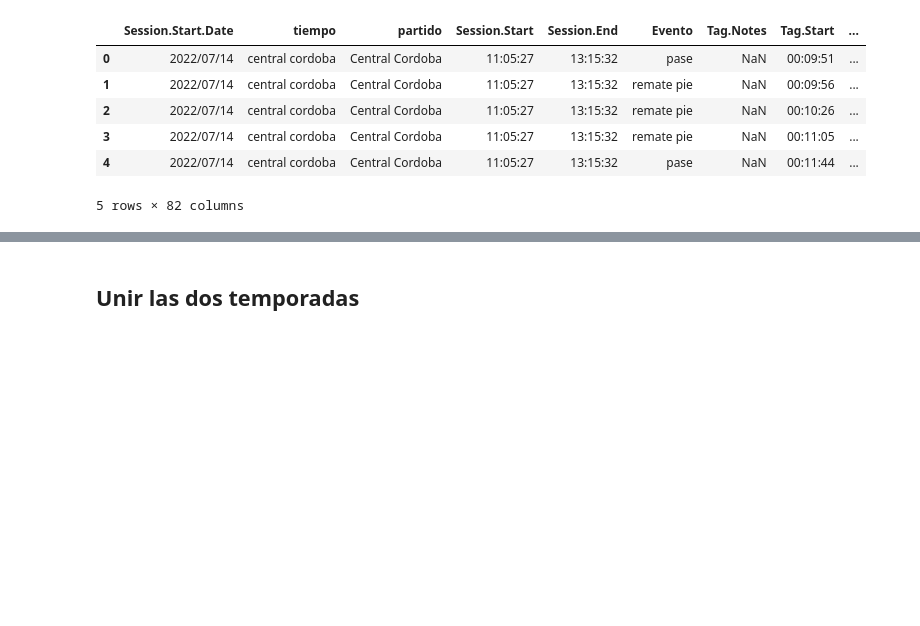
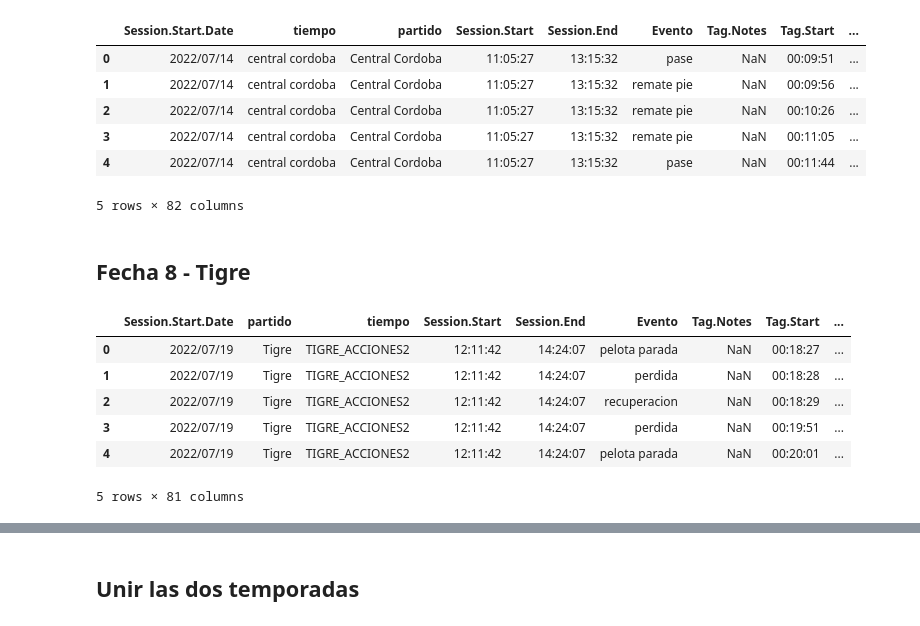
Before and after one commit to jduqer/Data_Pincha, a Jupyter notebook: procesamiento de etiquetas/notebooks partidos/Concatenar bases-reserva22-Temp2 y fin temp1.ipynb, the cells around one changed output, grey strips where cells are left out. Saved outputs shown, nothing was run; the diff lists cells and outputs as text; code cells hidden in the pictures; blank space fills up the shorter version.

```diff
--- a/procesamiento de etiquetas/notebooks partidos/Concatenar bases-reserva22-Temp2 y fin temp1.ipynb
+++ b/procesamiento de etiquetas/notebooks partidos/Concatenar bases-reserva22-Temp2 y fin temp1.ipynb
@@ -260,3 +260,16 @@ data27 = pd.concat([data271, data272])
 data27['Equipo'] = 'Estudiantes'
 data27['Minuto.video'] = 10
 data27 = data27[cols_usar]
+# %% [markdown]
+## Fecha 8 - Tigre
+# %%
+data281 = pd.read_csv('../Datos generados para la app/reserva02-22-fecha8_tigre-tabla_filtros.csv')
+data281.head()
+# %% [output]
+|  | Session.Start.Date | partido | tiempo | Session.Start | Session.End | Evento | Tag.Notes | Tag.Start | ... |
+| 0 | 2022/07/19 | Tigre | TIGRE_ACCIONES2 | 12:11:42 | 14:24:07 | pelota parada | NaN | 00:18:27 | ... |
+| 1 | 2022/07/19 | Tigre | TIGRE_ACCIONES2 | 12:11:42 | 14:24:07 | perdida | NaN | 00:18:28 | ... |
+| 2 | 2022/07/19 | Tigre | TIGRE_ACCIONES2 | 12:11:42 | 14:24:07 | recuperacion | NaN | 00:18:29 | ... |
+| 3 | 2022/07/19 | Tigre | TIGRE_ACCIONES2 | 12:11:42 | 14:24:07 | perdida | NaN | 00:19:51 | ... |
+| 4 | 2022/07/19 | Tigre | TIGRE_ACCIONES2 | 12:11:42 | 14:24:07 | pelota parada | NaN | 00:20:01 | ... |
+5 rows × 81 columns
```
Also changed, not shown: parts of 14 cells of this notebook, 21 other files.
